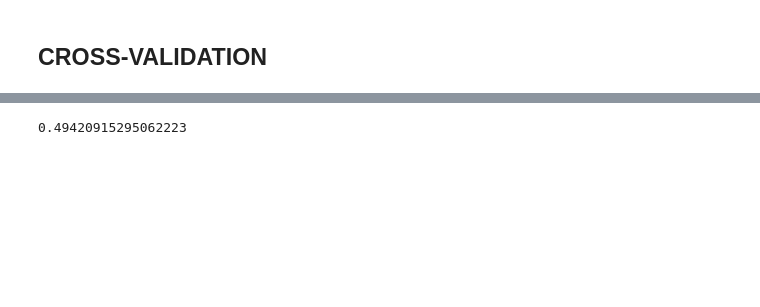
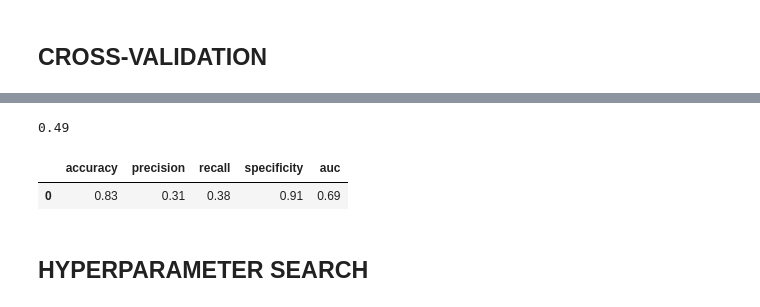
Before and after one commit to gptrapletti/bank-marketing-classification, a Jupyter notebook: models.ipynb, the cells around one changed output, grey strips where cells are left out. Saved outputs shown, nothing was run; the diff lists cells and outputs as text; code cells hidden in the pictures; blank space fills up the shorter version.

```diff
--- a/models.ipynb
+++ b/models.ipynb
@@ -280,12 +277,18 @@ cv_scores.mean().round(2)
 # %%
-## Cross-validation for unbalanced data: use non-resampled dataset!
+# # Cross-validation for unbalanced data: must use non-resampled dataset!
+#
 # Use a Pipeline for each set of folds. This pipeline will do resampling separately for each iteration,
 # and only for the folds used for the training.
 # The pipeline here is composed of a downsampler, an upsampler, and a model.
 
 # Downsampler
-# sampling_strategy=0.5 --> class 1 will become 50% of class 0.
-downsampler = imblearn.under_sampling.RandomUnderSampler(sampling_strategy=0.5, random_state=42)
+# sampling_strategy=0.5 --> class 1 will become 50% of class 0 (resize class 0 so that it becomes
+# double class 1)
+downsampler = imblearn.under_sampling.RandomUnderSampler(sampling_strategy=0.25, random_state=42)
+# 0.25 --> class 1 is 25% of class 0 --> class 0 is 4x class 1
+# 0.5 --> class 1 is 50% of class 0 --> class 0 is 2x class 1
+# 0.75 --> class 1 is 75% of class 0 --> class 0 is 1.33x class 1
+# 1.0 --> class 1 is 100% of class 0 --> class 0 is 1x class 1
 
 # Upsampler
 # sampling_strategy=1.0 --> ratio between class 1 and class 0 will be 1 --> balanced
@@ -311,9 +314,56 @@ pipeline = imblearn.pipeline.Pipeline([
     ('model', rf_model)
 ])
 # %%
-sklearn.model_selection.cross_val_score(pipeline, X_train, y_train, cv=10, scoring='recall').mean()
+# Just one metric
+results = sklearn.model_selection.cross_val_score(
+    pipeline,
+    X_train,
+    y_train,
+    cv=10,
+    scoring='recall'
+)
+
+print(results.mean().round(2))
 
 # 5 fold --> 0.49
 # 10 fold --> 0.49
 # %% [output]
-0.49420915295062223
+0.49
+# %%
+# For more metrics
+scoring_metrics = {'accuracy': 'accuracy',
+                   'precision': 'precision',
+                   'recall': 'recall',
+                   'f1': 'f1',
+                   'specificity': sklearn.metrics.make_scorer(specificity_score),
+                   'auc': 'roc_auc',
+}
+
+result = sklearn.model_selection.cross_validate(
+    estimator=pipeline,
+    X=X_train,
+    y=y_train,
+    cv=10,
+    scoring=scoring_metrics,
+    n_jobs=12
+)
+
+# for metric in result:
+#     print(f'{metric}: {result[metric].mean().round(2)}')
+# %%
+metrics_df = pd.DataFrame({
+    'accuracy': result['test_accuracy'].mean().round(2),
+    'precision': result['test_precision'].mean().round(2),
+    'recall': result['test_recall'].mean().round(2),
+    'specificity': result['test_specificity'].mean().round(2),
+    'auc': result['test_auc'].mean().round(2)
+}, index=[0])
+
+metrics_df.to_csv('metrics.csv', index=False)
+
+metrics_df
+# %% [output]
+|  | accuracy | precision | recall | specificity | auc |
+| 0 | 0.83 | 0.31 | 0.38 | 0.91 | 0.69 |
+# %% [markdown]
+## HYPERPARAMETER SEARCH
```
Also changed, not shown: parts of 17 cells of this notebook, 1 other file.
